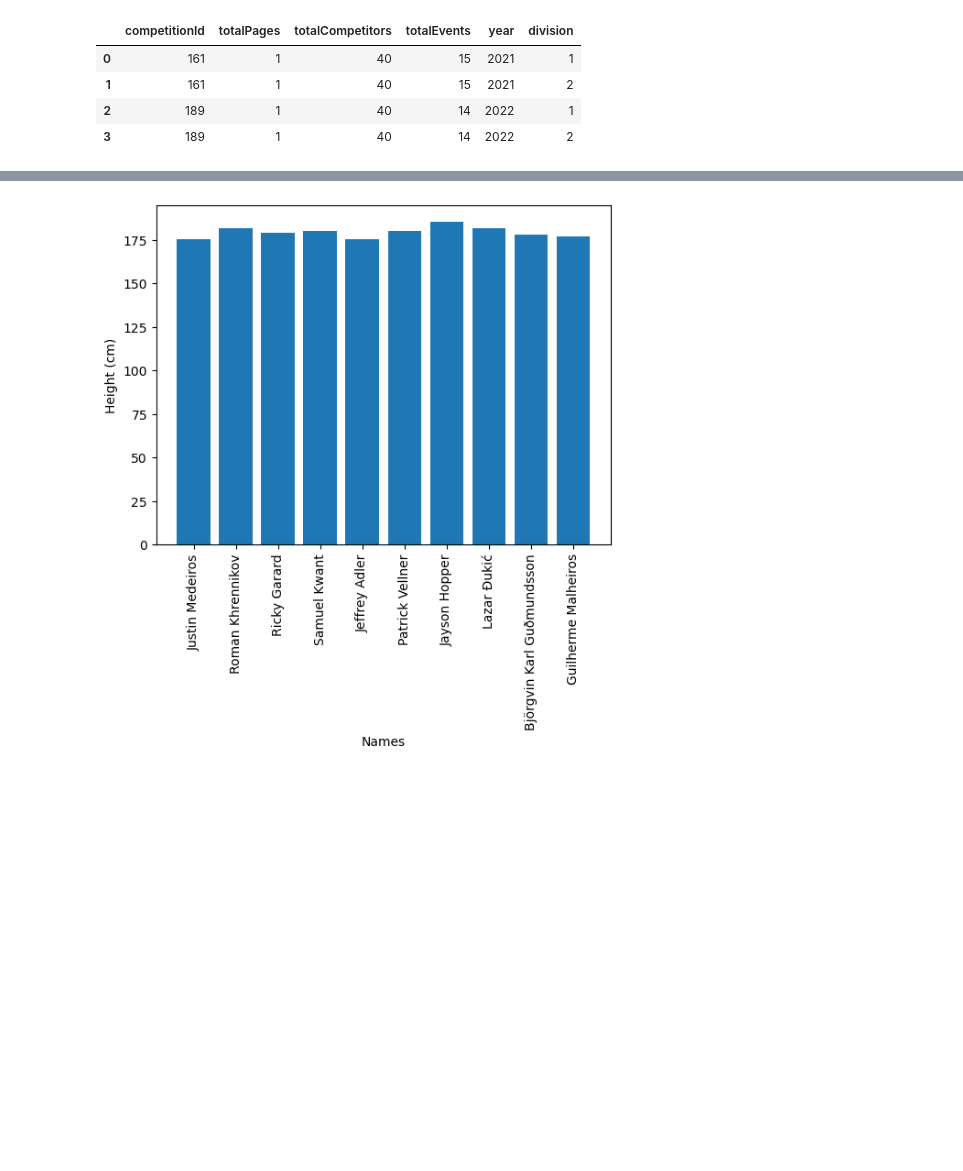
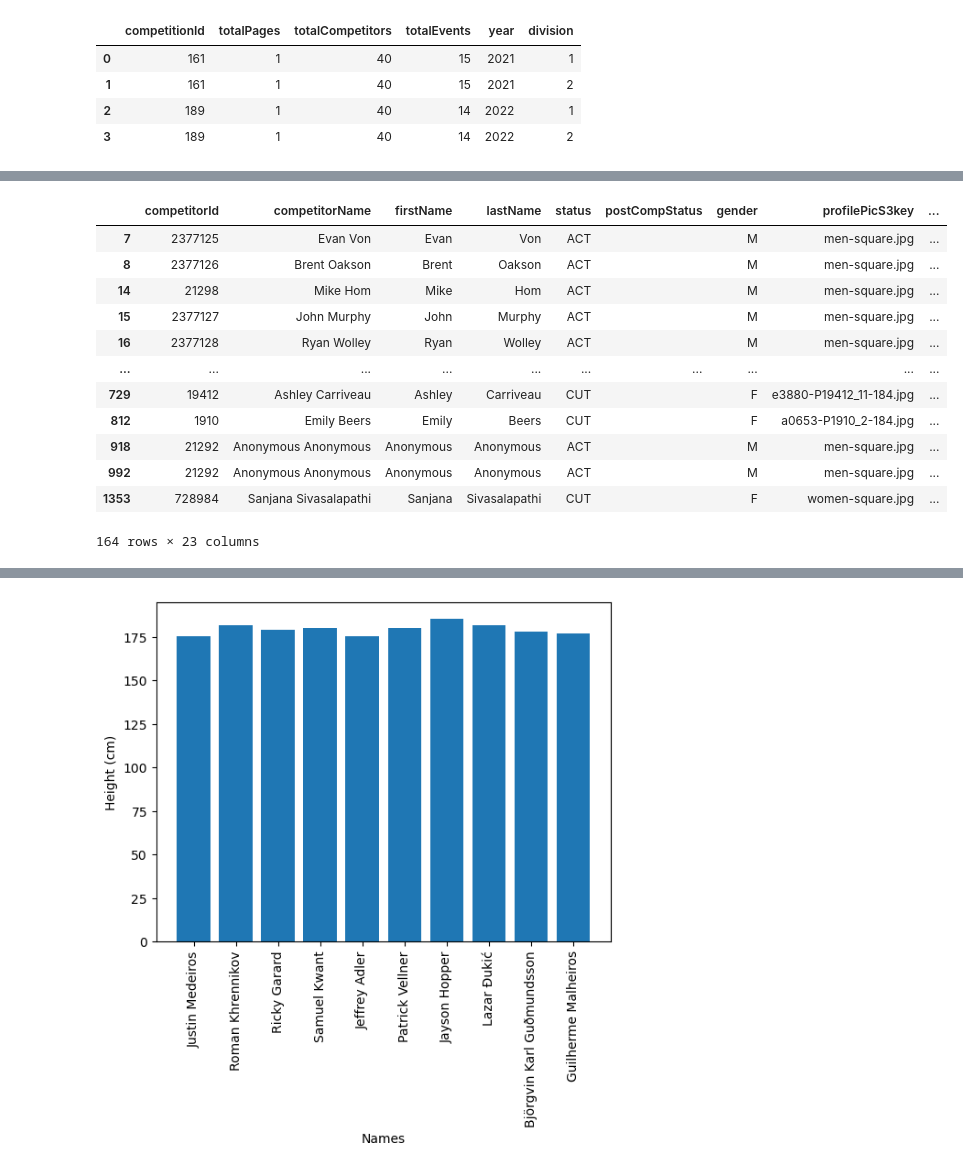
Before and after one commit to ArnarHardarson/rice-krispie-cakes, a Jupyter notebook: notebook_new_datamodel.ipynb, the cells around one changed output, grey strips where cells are left out. Saved outputs shown, nothing was run; the diff lists cells and outputs as text; code cells hidden in the pictures; blank space fills up the shorter version.

```diff
--- a/notebook_new_datamodel.ipynb
+++ b/notebook_new_datamodel.ipynb
@@ -260,2 +392,18 @@ dtypes: float64(2), int64(2), object(19)
 memory usage: 293.6+ KB
+# %%
+df_games_info_competitors[df_games_info_competitors['weightInKg'].isna()]
+# %% [output]
+|  | competitorId | competitorName | firstName | lastName | status | postCompStatus | gender | profilePicS3key | ... |
+| 7 | 2377125 | Evan Von | Evan | Von | ACT |  | M | men-square.jpg | ... |
+| 8 | 2377126 | Brent Oakson | Brent | Oakson | ACT |  | M | men-square.jpg | ... |
+| 14 | 21298 | Mike Hom | Mike | Hom | ACT |  | M | men-square.jpg | ... |
+| 15 | 2377127 | John Murphy | John | Murphy | ACT |  | M | men-square.jpg | ... |
+| 16 | 2377128 | Ryan Wolley | Ryan | Wolley | ACT |  | M | men-square.jpg | ... |
+| ... | ... | ... | ... | ... | ... | ... | ... | ... | ... |
+| 729 | 19412 | Ashley Carriveau | Ashley | Carriveau | CUT |  | F | e3880-P19412_11-184.jpg | ... |
+| 812 | 1910 | Emily Beers | Emily | Beers | CUT |  | F | a0653-P1910_2-184.jpg | ... |
+| 918 | 21292 | Anonymous Anonymous | Anonymous | Anonymous | ACT |  | M | men-square.jpg | ... |
+| 992 | 21292 | Anonymous Anonymous | Anonymous | Anonymous | ACT |  | M | men-square.jpg | ... |
+| 1353 | 728984 | Sanjana Sivasalapathi | Sanjana | Sivasalapathi | CUT |  | F | women-square.jpg | ... |
+164 rows × 23 columns
 # %%
```
Also changed, not shown: parts of 24 cells of this notebook.
